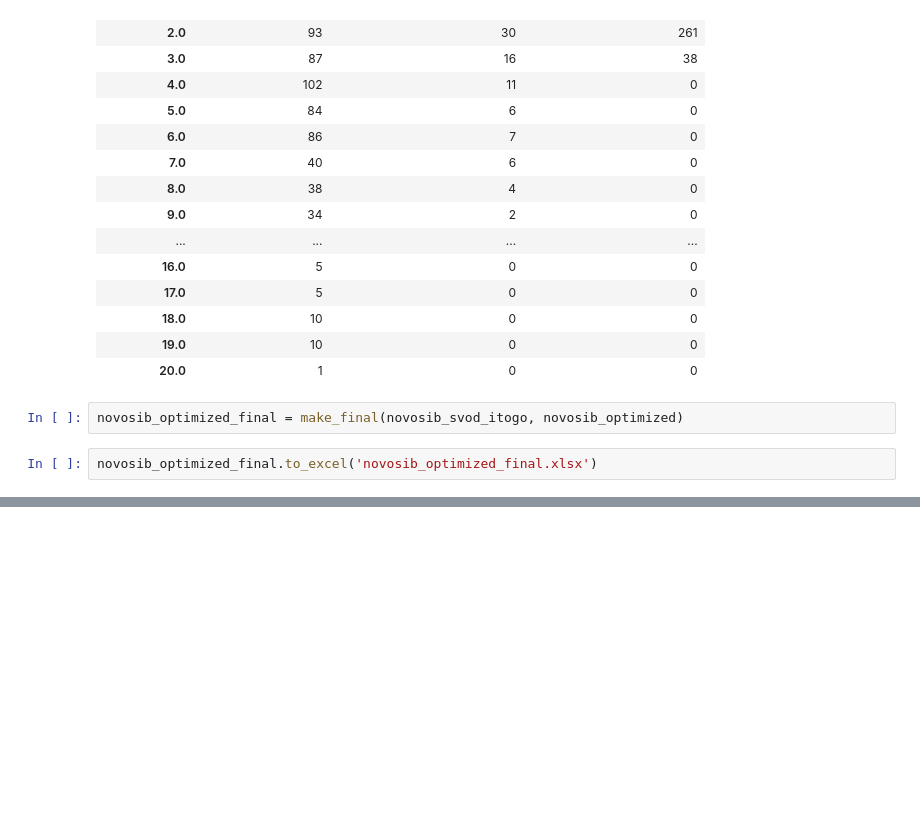
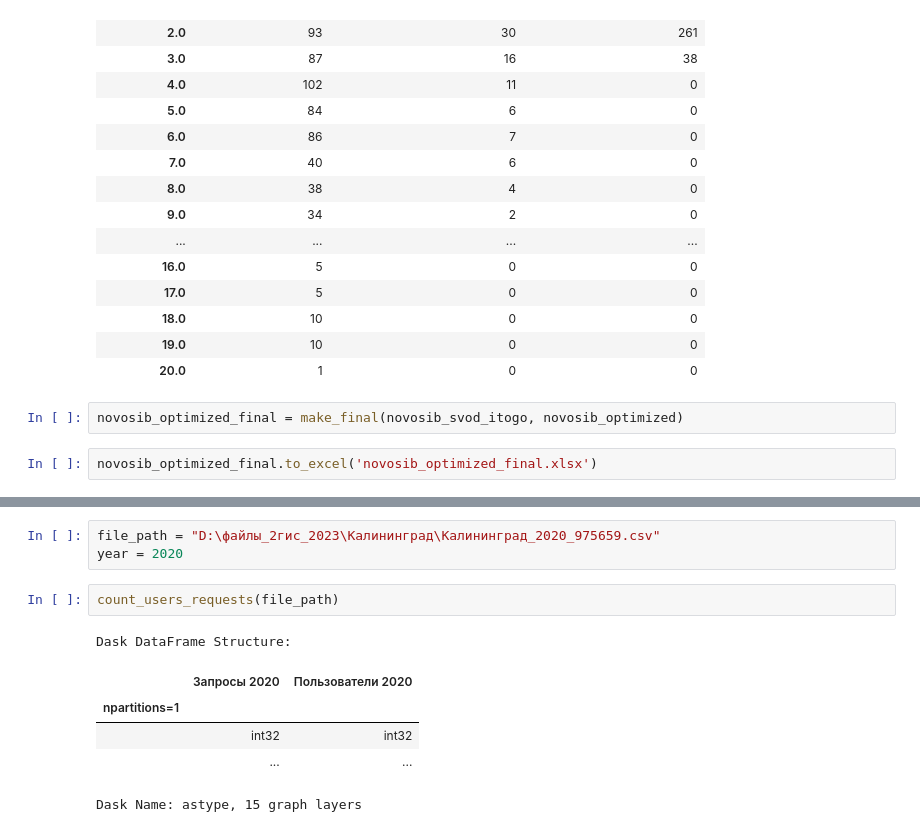
Before and after one commit to mamedovramil/Geoservice-data-analysis, a Jupyter notebook: 2gis.ipynb, the cells around one changed output, grey strips where cells are left out. Drawn from its saved outputs; the diff is of its cells as text; blank space fills up the shorter version.

```diff
--- a/2gis.ipynb
+++ b/2gis.ipynb
@@ -1099,0 +1153,12 @@ novosib_optimized_final.to_excel('novosib_optimized_final.xlsx')
+# %%
+file_path = "D:\файлы_2гис_2023\Калининград\Калининград_2020_975659.csv"
+year = 2020
+# %%
+count_users_requests(file_path)
+# %% [output]
+Dask DataFrame Structure:
+|  | Запросы 2020 | Пользователи 2020 |
+| npartitions=1 |  |  |
+|  | int32 | int32 |
+|  | ... | ... |
+Dask Name: astype, 15 graph layers
```
Also changed, not shown: parts of 21 cells of this notebook.
